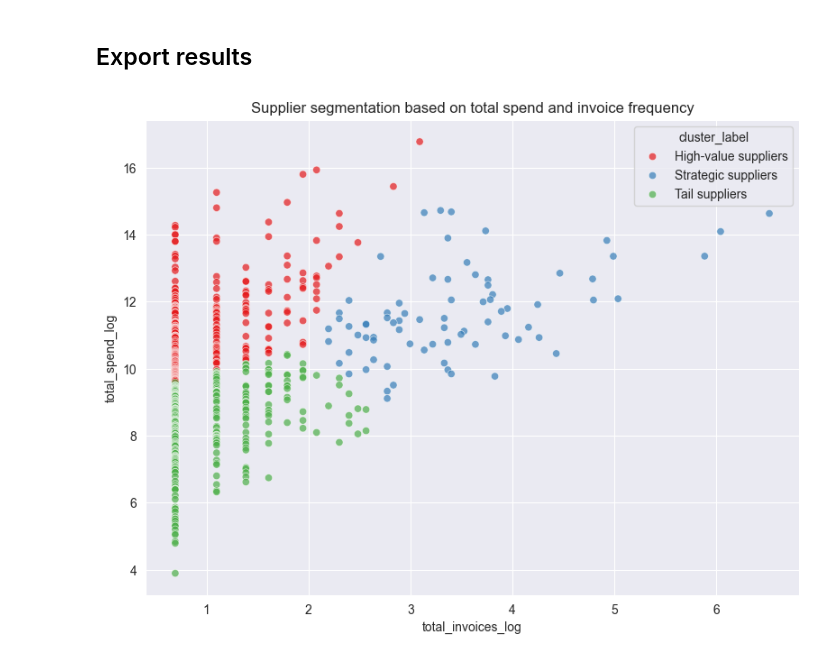
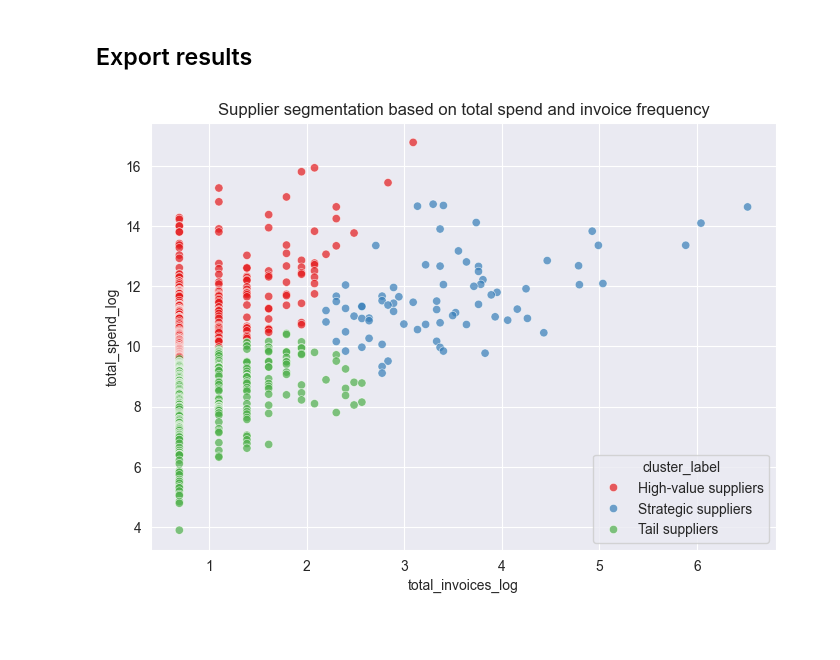
Before and after one commit to VreekenDatahoeve/SupplierSegmentation-Clustering, a Jupyter notebook: notebooks/03_supplier_segmentation.ipynb, the cells around one changed output. Cells and saved outputs as stored; diff of their text form; code cells hidden in the pictures; blank space fills up the shorter version.

```diff
--- a/notebooks/03_supplier_segmentation.ipynb
+++ b/notebooks/03_supplier_segmentation.ipynb
@@ -101,22 +101,22 @@ agg_df.to_csv(processed_dir / output_file)
 # %%
 # Visualize supplier clusters
 
-plt.figure(figsize=(8,6))
+plt.figure(figsize=(7,5))
 
 sns.scatterplot(
     data=agg_df,
     x="total_invoices_log",
     y="total_spend_log",
     hue="cluster_label",
     palette="Set1",
     alpha=0.7
 )
 plt.tight_layout()
 plt.title("Supplier segmentation based on total spend and invoice frequency")
 
 # Save scatterplot
 plt.savefig(project_root / "outputs" / "supplier_clusters.png", dpi=300)
 
 plt.show()
 # %% [output]
-[figure, old version]
+[figure, new version]
```
Also changed, not shown: 1 other file.
